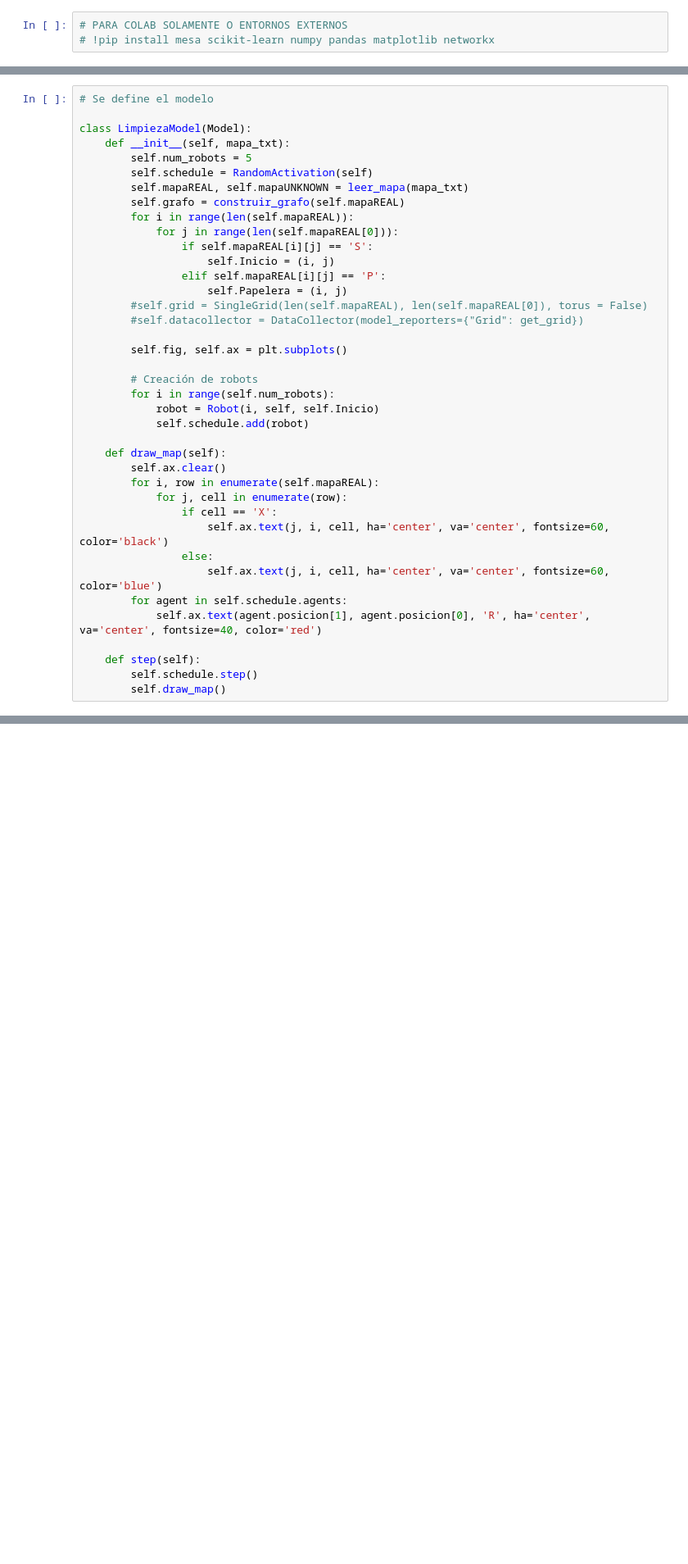
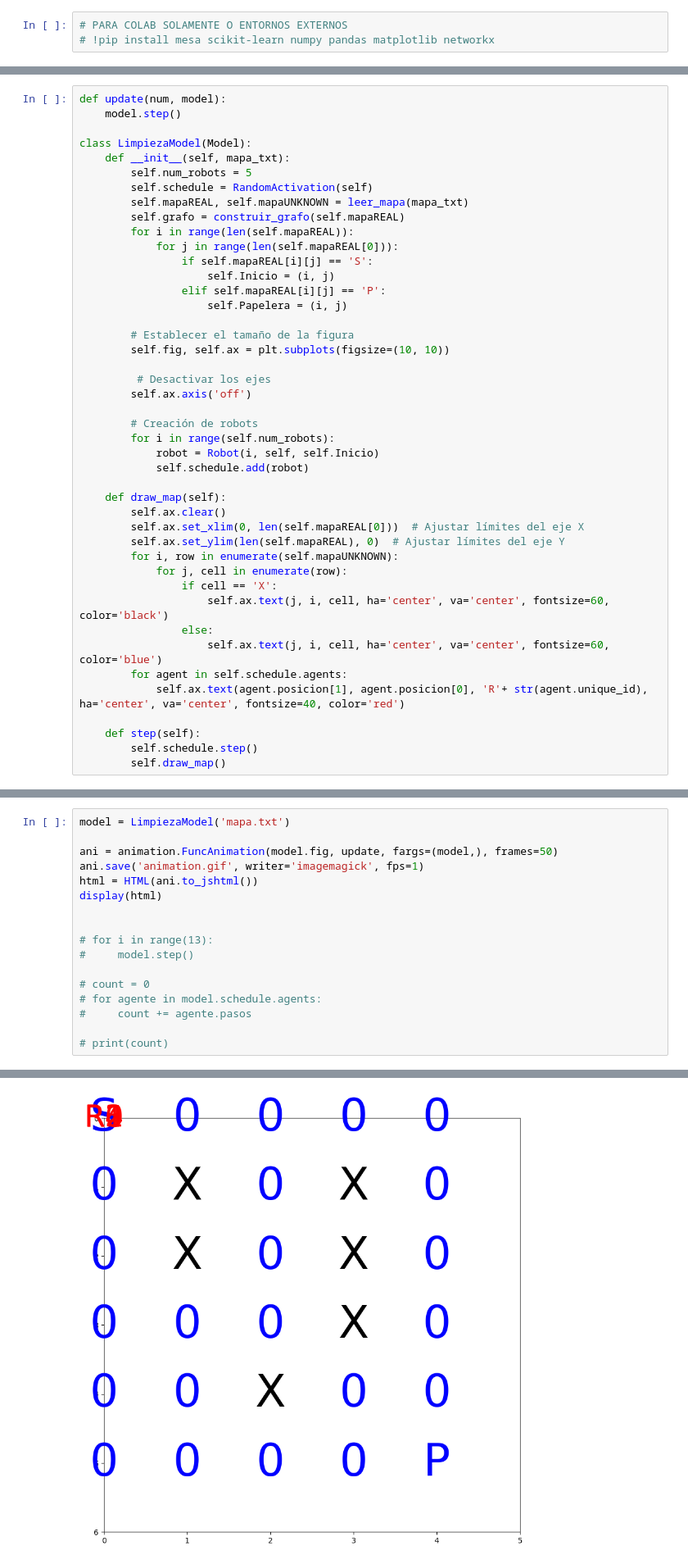
Before and after one commit to ElGonan/TC2008BTEAM, a Jupyter notebook: Copia_de_Reto.ipynb, the cells around one changed output, grey strips where cells are left out. Shown at 82% size. Saved outputs shown, nothing was run; the diff lists cells and outputs as text; blank space fills up the shorter version.

```diff
--- a/Copia_de_Reto.ipynb
+++ b/Copia_de_Reto.ipynb
@@ -275,5 +300,6 @@ class Robot(Agent):
 # %%
-# Se define el modelo
+def update(num, model):
+    model.step()
 
 class LimpiezaModel(Model):
     def __init__(self, mapa_txt):
@@ -287,10 +313,12 @@ class LimpiezaModel(Model):
                     self.Inicio = (i, j)
                 elif self.mapaREAL[i][j] == 'P':
                     self.Papelera = (i, j)
-        #self.grid = SingleGrid(len(self.mapaREAL), len(self.mapaREAL[0]), torus = False)
-        #self.datacollector = DataCollector(model_reporters={"Grid": get_grid})
 
-        self.fig, self.ax = plt.subplots()
+        # Establecer el tamaño de la figura
+        self.fig, self.ax = plt.subplots(figsize=(10, 10))
+
+         # Desactivar los ejes
+        self.ax.axis('off')
 
         # Creación de robots
         for i in range(self.num_robots):
@@ -299,14 +327,16 @@ class LimpiezaModel(Model):
 
     def draw_map(self):
         self.ax.clear()
-        for i, row in enumerate(self.mapaREAL):
+        self.ax.set_xlim(0, len(self.mapaREAL[0]))  # Ajustar límites del eje X
+        self.ax.set_ylim(len(self.mapaREAL), 0)  # Ajustar límites del eje Y
+        for i, row in enumerate(self.mapaUNKNOWN):
             for j, cell in enumerate(row):
                 if cell == 'X':
                     self.ax.text(j, i, cell, ha='center', va='center', fontsize=60, color='black')
                 else:
                     self.ax.text(j, i, cell, ha='center', va='center', fontsize=60, color='blue')
         for agent in self.schedule.agents:
-            self.ax.text(agent.posicion[1], agent.posicion[0], 'R', ha='center', va='center', fontsize=40, color='red')
+            self.ax.text(agent.posicion[1], agent.posicion[0], 'R'+ str(agent.unique_id), ha='center', va='center', fontsize=40, color='red')
 
     def step(self):
         self.schedule.step()
@@ -326,0 +344,18 @@ a_star_search(model.grafo, (0, 0), (1, 2))
+# %%
+model = LimpiezaModel('mapa.txt')
+
+ani = animation.FuncAnimation(model.fig, update, fargs=(model,), frames=50)
+ani.save('animation.gif', writer='imagemagick', fps=1)
+html = HTML(ani.to_jshtml())
+display(html)
+
+
+# for i in range(13):
+#     model.step()
+
+# count = 0
+# for agente in model.schedule.agents:
+#     count += agente.pasos
+
+# print(count)
+# %% [output]
@@ -327,3 +365,4 @@ a_star_search(model.grafo, (0, 0), (1, 2))
+[figure, added]
 # %%
 def main():
 # Comentaré todo este código ya que imprime una gráfica vacía
```
Also changed, not shown: parts of 4 cells of this notebook, 2 other files.
